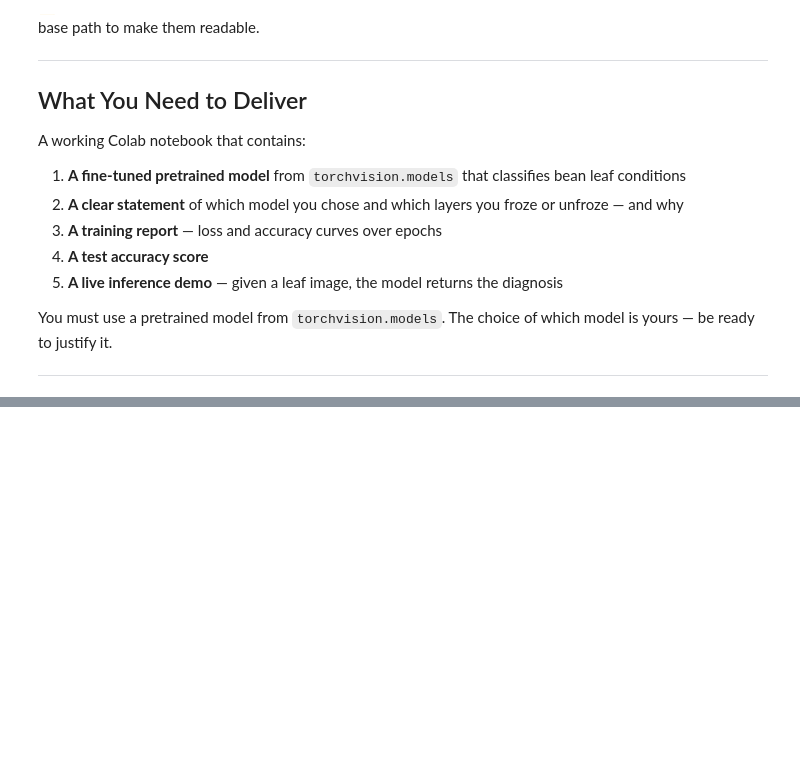
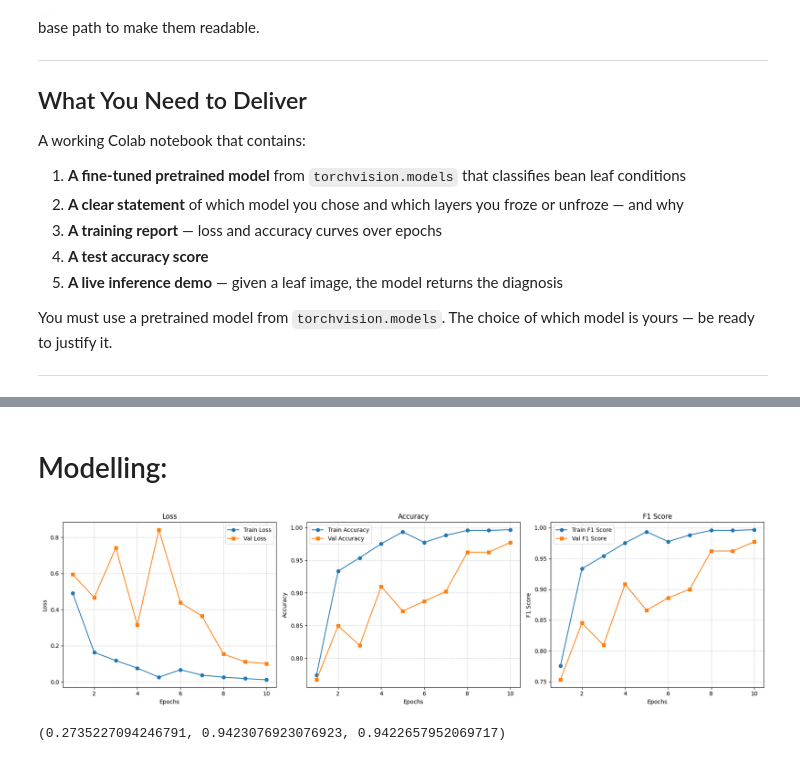
Before and after one commit to Ibraheem-Al-hafith/classification_hub, a Jupyter notebook: Ex_3_Image_Classification_Pretrained.ipynb, the cells around one changed output, grey strips where cells are left out. Saved outputs shown, nothing was run; the diff lists cells and outputs as text; code cells hidden in the pictures; blank space fills up the shorter version.

```diff
--- a/Ex_3_Image_Classification_Pretrained.ipynb
+++ b/Ex_3_Image_Classification_Pretrained.ipynb
@@ -51,0 +122,2 @@ The choice of which model is yours — be ready to justify it.
+# %%
+train_df, test_df = train_test_split(train_df, test_size=0.1, random_state=config.seed, stratify=train_df.label)
@@ -51,0 +336,47 @@ The choice of which model is yours — be ready to justify it.
+# %% [markdown]
+# Modelling:
+# %%
+import torch
+import torchvision.models as models
+
+# Load with the latest default pretrained weights (ImageNet-1K)
+weights = models.MobileNet_V3_Small_Weights.DEFAULT
+# %%
+# 1. prepare the dataloader
+train_ds = ImageMetaDataset(train_df, transform=weights.transforms())
+val_ds = ImageMetaDataset(val_df, transform=weights.transforms())
+test_ds = ImageMetaDataset(test_df, transform=weights.transforms())
+
+train_loader = DataLoader(train_ds, shuffle=True, **config.dataloader_configs)
+val_loader = DataLoader(val_ds, shuffle=False, **config.dataloader_configs)
+test_loader = DataLoader(test_ds, shuffle=False, **config.dataloader_configs)
+# 2. prepare the criterion and model
+criterion = nn.CrossEntropyLoss()
+
+model = models.mobilenet_v3_small(weights=weights, ).to(config.device)
+in_features = model.classifier[-1].in_features
+model.classifier[-1] = nn.Linear(in_features, 3)
+# 3. prepare the optimizer
+optimizer = optim.Adam(model.parameters(), lr=config.learning_rate)
+# %%
+# 3. importing the trainer
+from utilities import Trainer, TrainerConfig
+
+config=TrainerConfig()
+config.task_type="multi"
+trainer = Trainer(
+    model=model,
+    config=config,
+    criterion=criterion, train_loader=train_loader,
+    val_loader=val_loader
+    )
+
+#trainer.fit()
+# %%
+trainer.plot_metrics()
+# %% [output]
+[figure, added]
+# %%
+trainer.evaluate(test_loader)
+# %% [output]
+(0.2735227094246791, 0.9423076923076923, 0.9422657952069717)
```
Also changed, not shown: parts of 11 cells of this notebook, 1 other file.
